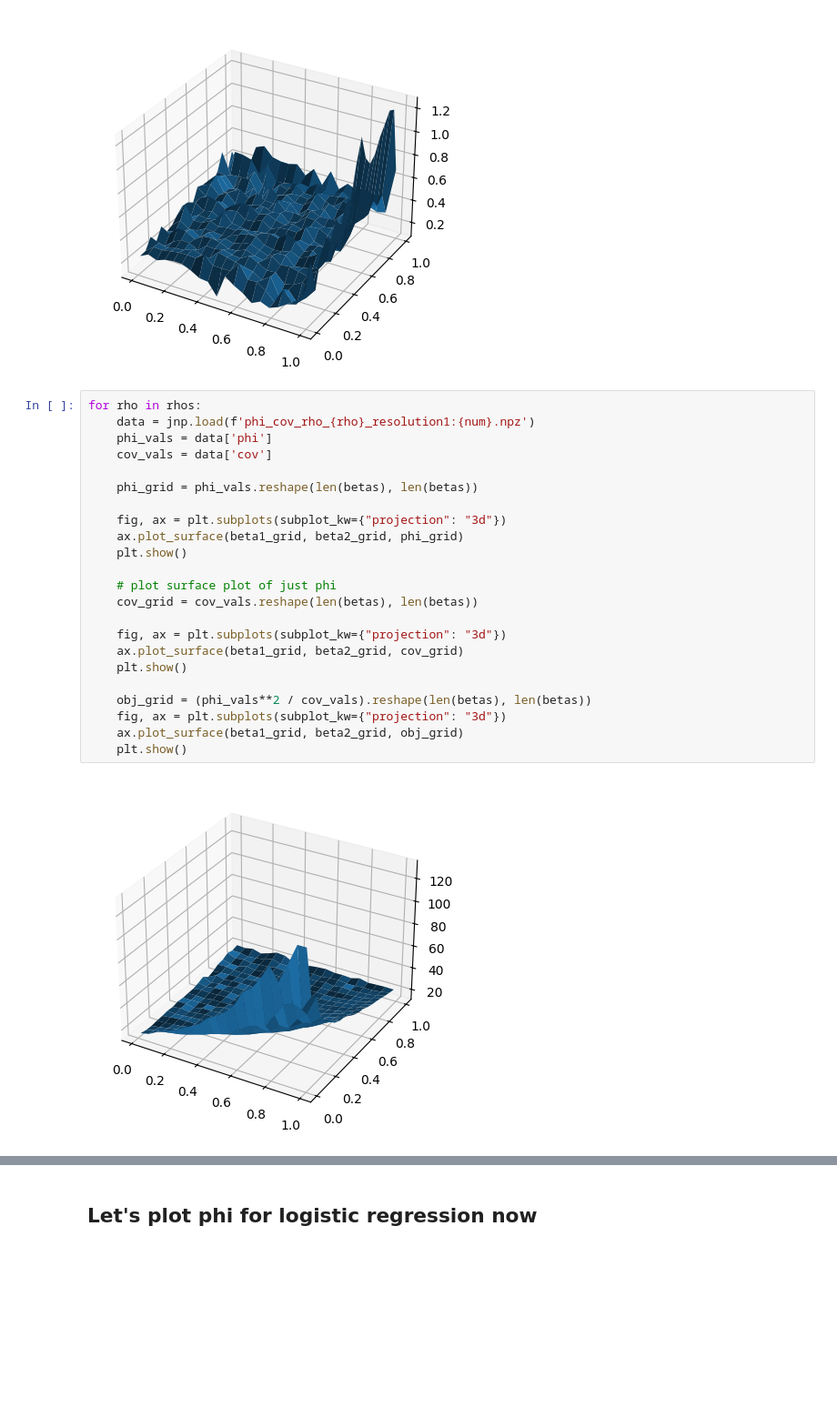
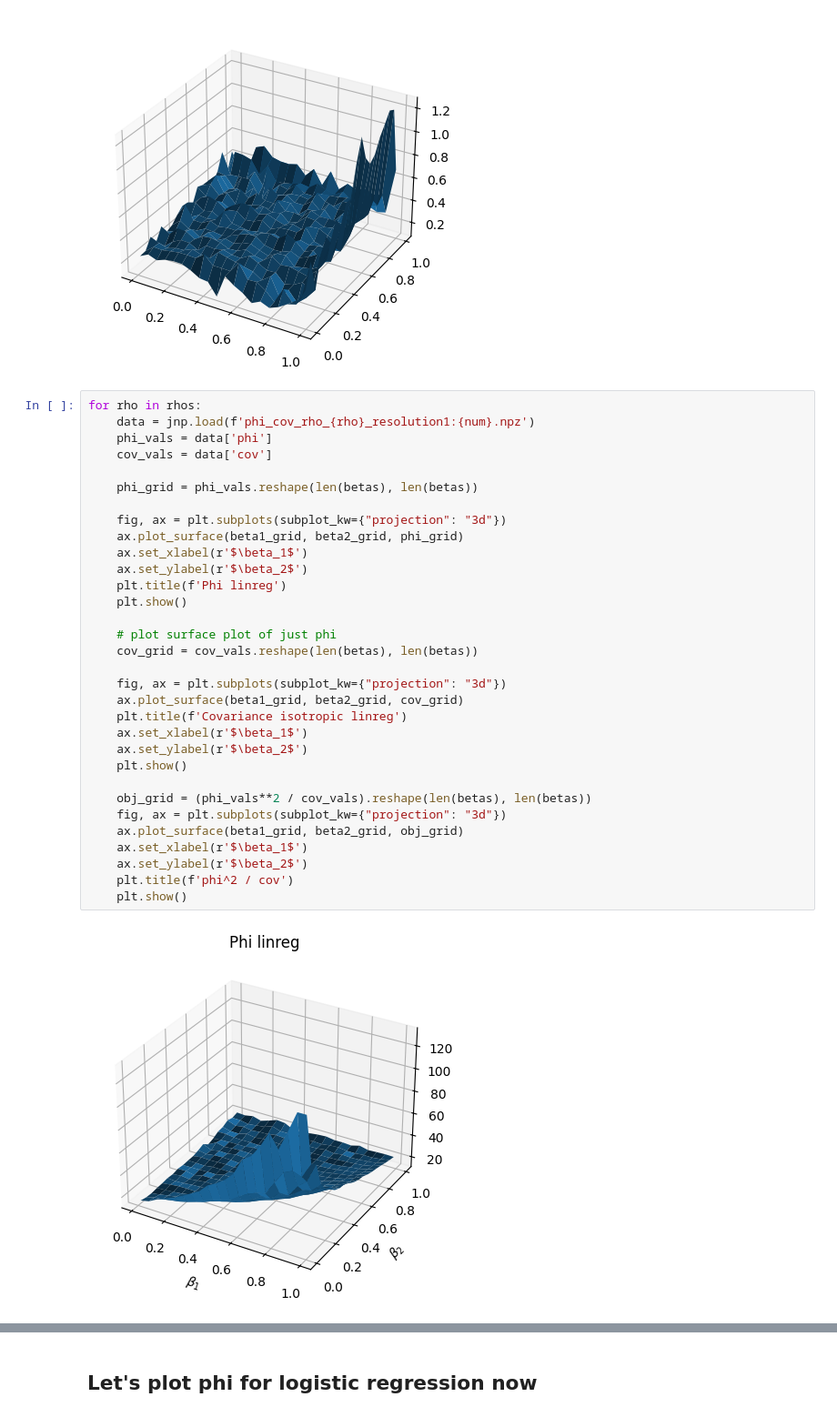
Before and after one commit to nmarzz/adam, a Jupyter notebook: beta_opt.ipynb, the cells around one changed output, grey strips where cells are left out. Shown at 91% size. Drawn from its saved outputs; the diff is of its cells as text; blank space fills up the shorter version.

```diff
--- a/beta_opt.ipynb
+++ b/beta_opt.ipynb
@@ -81,25 +81,34 @@ Risk: 2.000
 # %%
 for rho in rhos:
     data = jnp.load(f'phi_cov_rho_{rho}_resolution1:{num}.npz')
     phi_vals = data['phi']
     cov_vals = data['cov']
 
     phi_grid = phi_vals.reshape(len(betas), len(betas))
 
     fig, ax = plt.subplots(subplot_kw={"projection": "3d"})
     ax.plot_surface(beta1_grid, beta2_grid, phi_grid)
+    ax.set_xlabel(r'$\beta_1$')
+    ax.set_ylabel(r'$\beta_2$')
+    plt.title(f'Phi linreg')
     plt.show()
 
     # plot surface plot of just phi
     cov_grid = cov_vals.reshape(len(betas), len(betas))
 
     fig, ax = plt.subplots(subplot_kw={"projection": "3d"})
     ax.plot_surface(beta1_grid, beta2_grid, cov_grid)
+    plt.title(f'Covariance isotropic linreg')
+    ax.set_xlabel(r'$\beta_1$')
+    ax.set_ylabel(r'$\beta_2$')
     plt.show()
 
     obj_grid = (phi_vals**2 / cov_vals).reshape(len(betas), len(betas))
     fig, ax = plt.subplots(subplot_kw={"projection": "3d"})
     ax.plot_surface(beta1_grid, beta2_grid, obj_grid)
+    ax.set_xlabel(r'$\beta_1$')
+    ax.set_ylabel(r'$\beta_2$')
+    plt.title(f'phi^2 / cov')
     plt.show()
 # %% [output]
-[figure, old version]
+[figure, new version]
```
Also changed, not shown: parts of 1 cell of this notebook.
